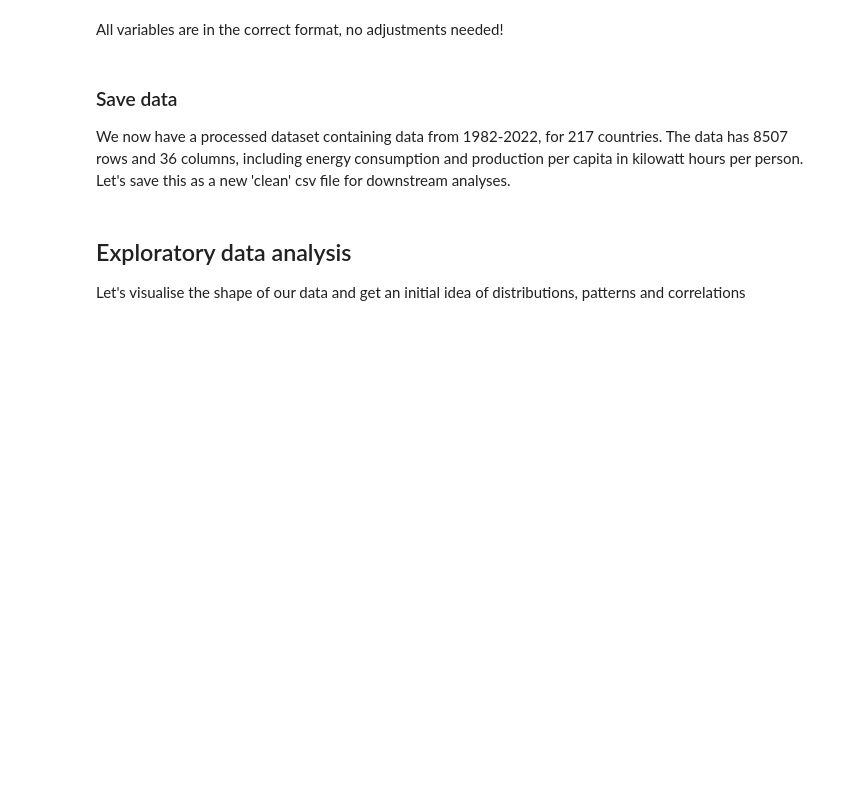
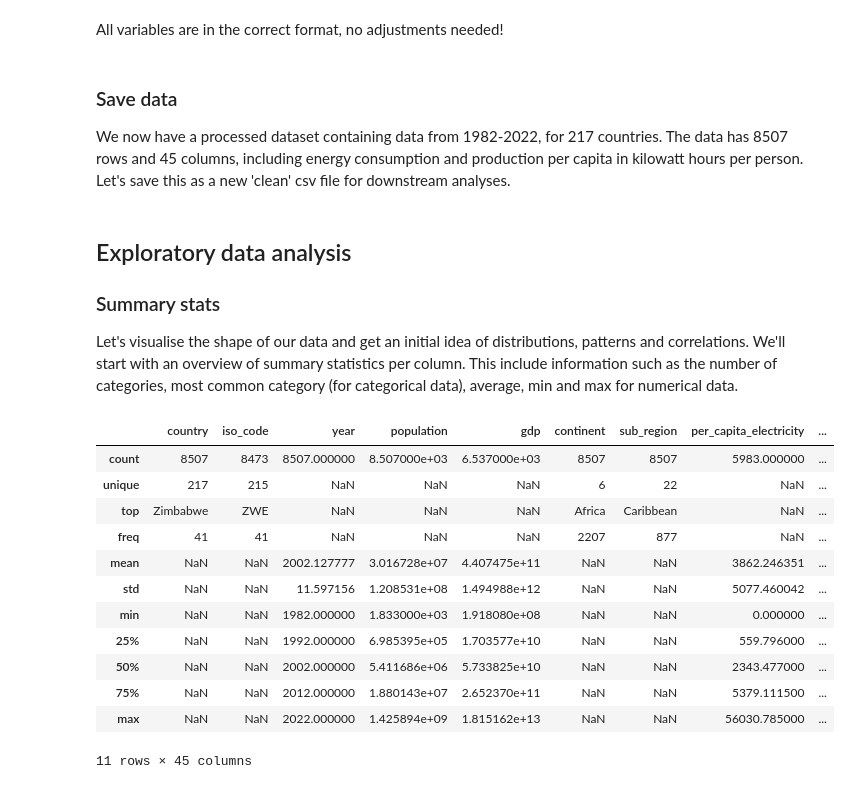
Before and after one commit to KMarsh-code/global-renewable-energy-analysis, a Jupyter notebook: jupyter_notebooks/1_renewable_energy_data_cleaning_eda.ipynb, the cells around one changed output. Cells and saved outputs as stored; diff of their text form; code cells hidden in the pictures; blank space fills up the shorter version.

Commit message:
Update cleaning steps with new variables and add EDA section

```diff
--- a/jupyter_notebooks/1_renewable_energy_data_cleaning_eda.ipynb
+++ b/jupyter_notebooks/1_renewable_energy_data_cleaning_eda.ipynb
@@ -466,11 +475,28 @@ All variables are in the correct format, no adjustments needed!
 # %% [markdown]
 ### Save data
 
-We now have a processed dataset containing data from 1982-2022, for 217 countries. The data has 8507 rows and 36 columns, including energy consumption and production per capita in kilowatt hours per person. Let's save this as a new 'clean' csv file for downstream analyses.
+We now have a processed dataset containing data from 1982-2022, for 217 countries. The data has 8507 rows and 45 columns, including energy consumption and production per capita in kilowatt hours per person. Let's save this as a new 'clean' csv file for downstream analyses.
 # %%
 #save cleaned data to new csv
 df.to_csv('./data/world_energy_consumption_cleaned.csv', index=False)
 # %% [markdown]
 ## Exploratory data analysis
 
-Let's visualise the shape of our data and get an initial idea of distributions, patterns and correlations
+### Summary stats
+Let's visualise the shape of our data and get an initial idea of distributions, patterns and correlations. We'll start with an overview of summary statistics per column. This include information such as the number of categories, most common category (for categorical data), average, min and max for numerical data.
+# %%
+df.describe(include='all')
+# %% [output]
+|  | country | iso_code | year | population | gdp | continent | sub_region | per_capita_electricity | ... |
+| count | 8507 | 8473 | 8507.000000 | 8.507000e+03 | 6.537000e+03 | 8507 | 8507 | 5983.000000 | ... |
+| unique | 217 | 215 | NaN | NaN | NaN | 6 | 22 | NaN | ... |
+| top | Zimbabwe | ZWE | NaN | NaN | NaN | Africa | Caribbean | NaN | ... |
+| freq | 41 | 41 | NaN | NaN | NaN | 2207 | 877 | NaN | ... |
+| mean | NaN | NaN | 2002.127777 | 3.016728e+07 | 4.407475e+11 | NaN | NaN | 3862.246351 | ... |
+| std | NaN | NaN | 11.597156 | 1.208531e+08 | 1.494988e+12 | NaN | NaN | 5077.460042 | ... |
+| min | NaN | NaN | 1982.000000 | 1.833000e+03 | 1.918080e+08 | NaN | NaN | 0.000000 | ... |
+| 25% | NaN | NaN | 1992.000000 | 6.985395e+05 | 1.703577e+10 | NaN | NaN | 559.796000 | ... |
+| 50% | NaN | NaN | 2002.000000 | 5.411686e+06 | 5.733825e+10 | NaN | NaN | 2343.477000 | ... |
+| 75% | NaN | NaN | 2012.000000 | 1.880143e+07 | 2.652370e+11 | NaN | NaN | 5379.111500 | ... |
+| max | NaN | NaN | 2022.000000 | 1.425894e+09 | 1.815162e+13 | NaN | NaN | 56030.785000 | ... |
+11 rows × 45 columns
```
Also changed, not shown: parts of 14 cells of this notebook, 1 other file.
